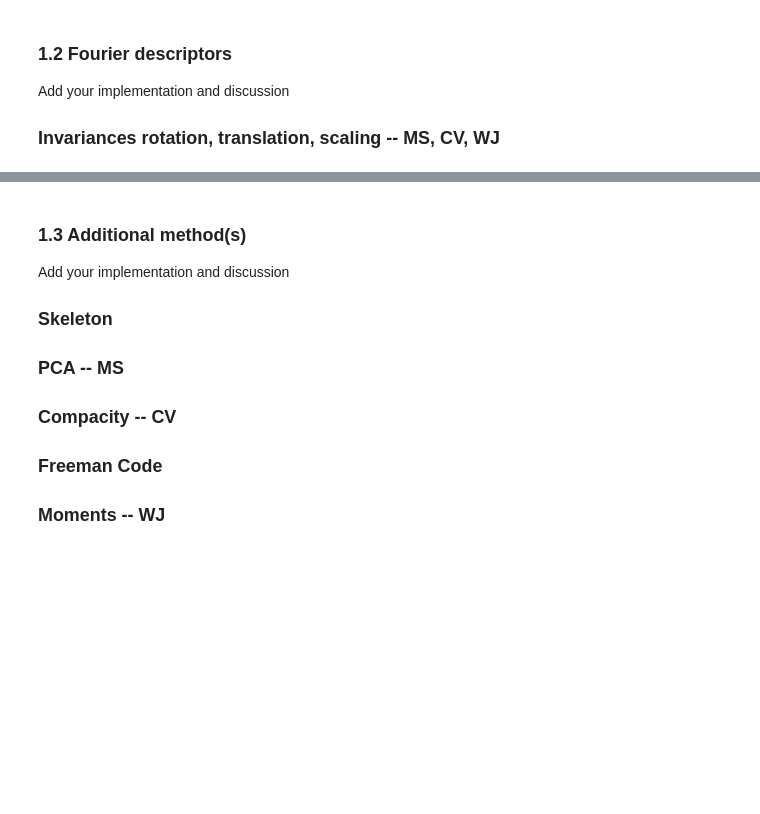
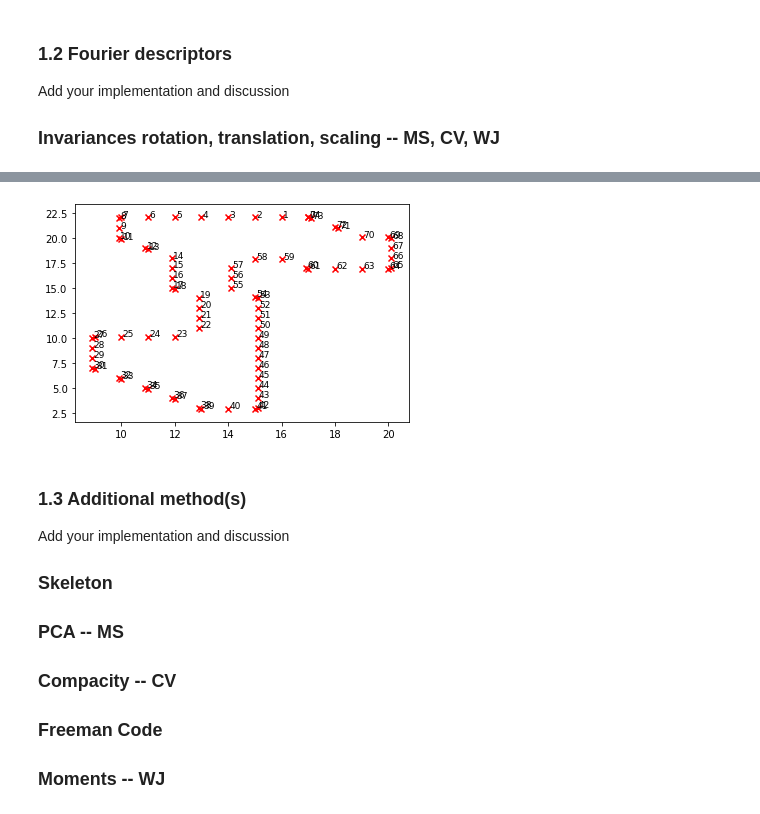
Before and after one commit to Jiang15/Image_analysis_and_pattern-recognition, a Jupyter notebook: Lab 2/lab_02_object_description.ipynb, the cells around one changed output, grey strips where cells are left out. Cells and saved outputs as stored; diff of their text form; code cells hidden in the pictures; blank space fills up the shorter version.

```diff
--- a/Lab 2/lab_02_object_description.ipynb
+++ b/Lab 2/lab_02_object_description.ipynb
@@ -145,3 +169,11 @@ plt.scatter(FD_1[:,0],FD_1[:,1])
+# %%
+# Checked the points are in successive order
+for i in range(len(contour)):
+    plt.scatter(contour[i,1],contour[i,0], marker='x', color='red')
+    plt.text(contour[i,1]+.05, contour[i,0]+.05, i, fontsize=9)
+plt.show()
+# %% [output]
+[figure, added]
 # %% [markdown]
 ### 1.3 Additional method(s)
 Add your implementation and discussion
```
Also changed, not shown: parts of 5 cells of this notebook.
